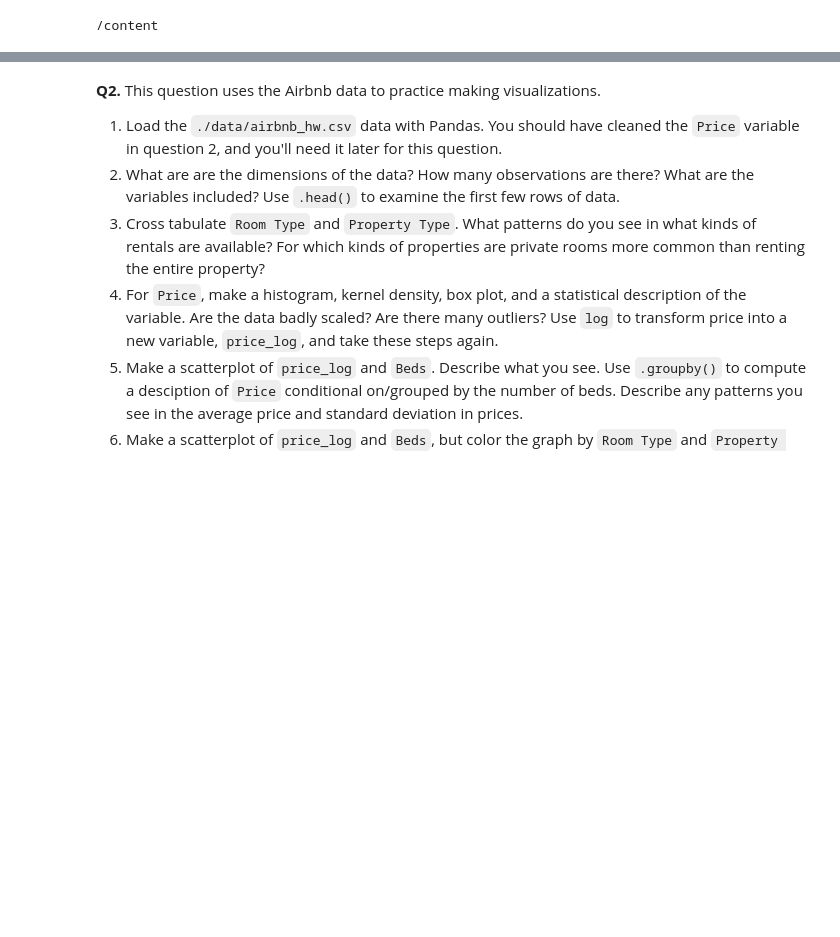
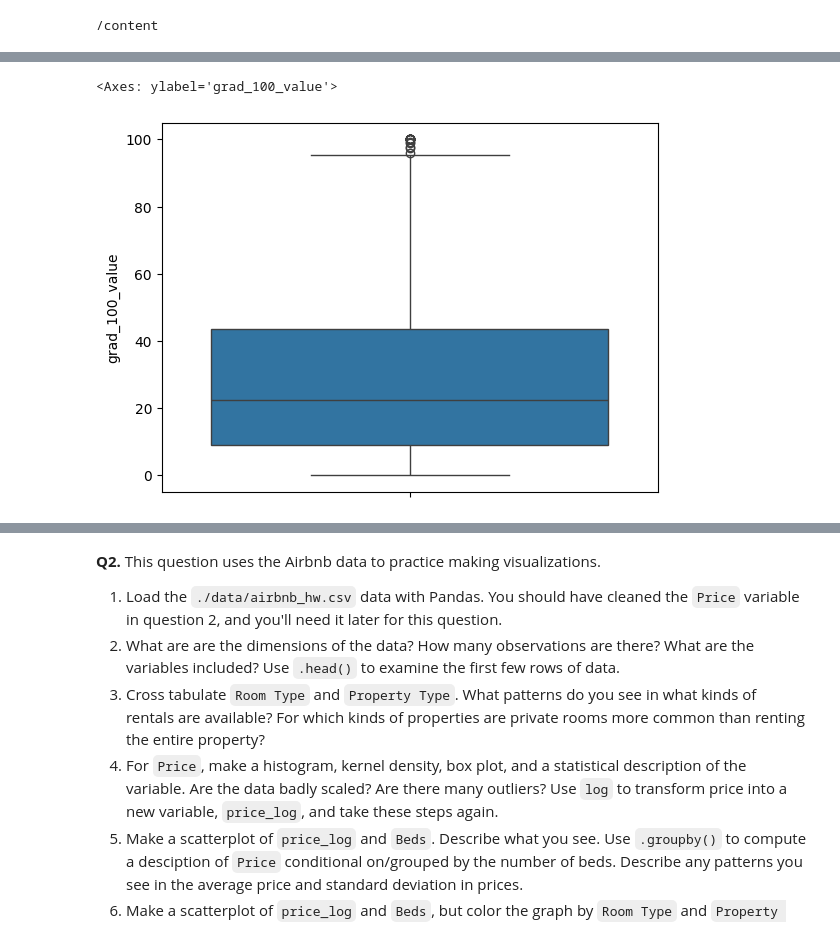
Before and after one commit to Catherine-Nguyen88/visualization, a Jupyter notebook: assignment/assignment.ipynb, the cells around one changed output, grey strips where cells are left out. Drawn from its saved outputs; the diff is of its cells as text; code cells hidden in the pictures; blank space fills up the shorter version.

```diff
--- a/assignment/assignment.ipynb
+++ b/assignment/assignment.ipynb
@@ -35,0 +86,6 @@ college = pd.read_csv('/content/visualization/assignment/data/college_completion
+# %%
+# boxplot
+sns.boxplot(college['grad_100_value'])
+# %% [output]
+<Axes: ylabel='grad_100_value'>
+[figure, added]
```
Also changed, not shown: parts of 8 cells of this notebook.
